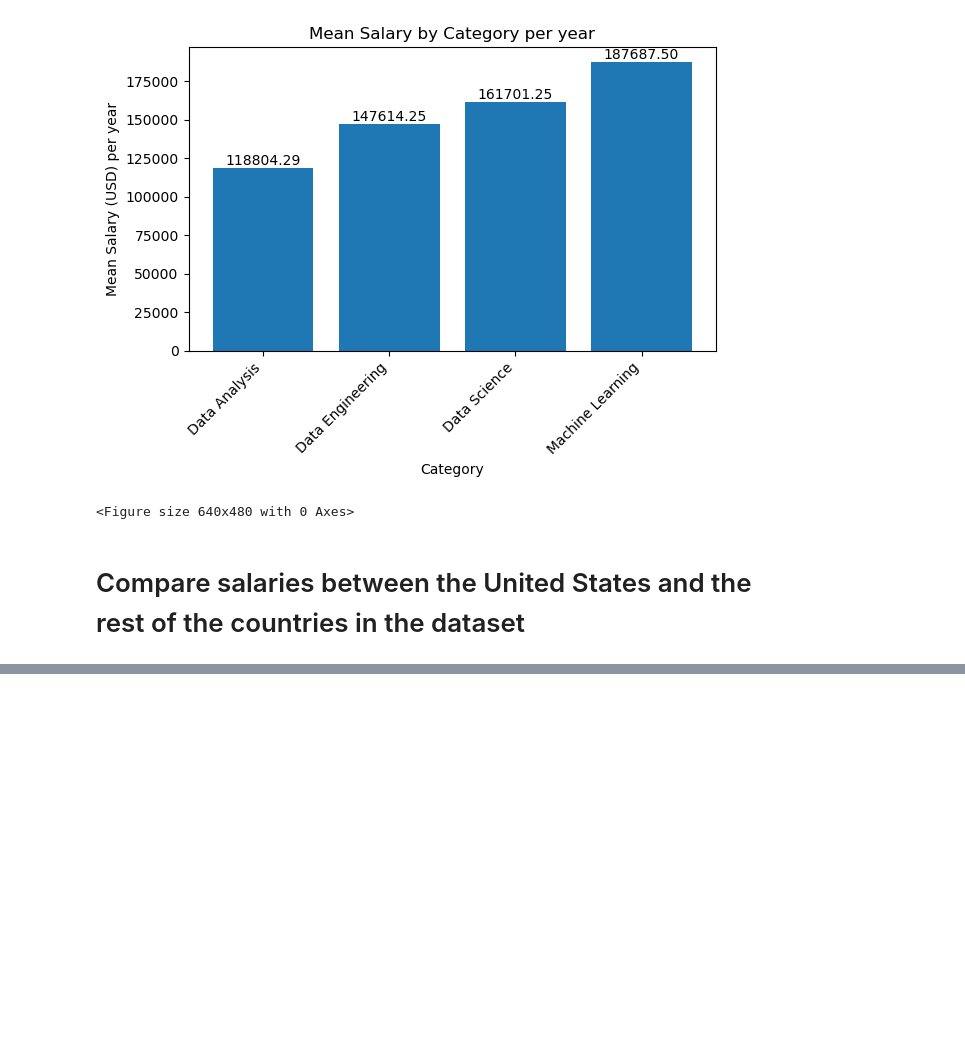
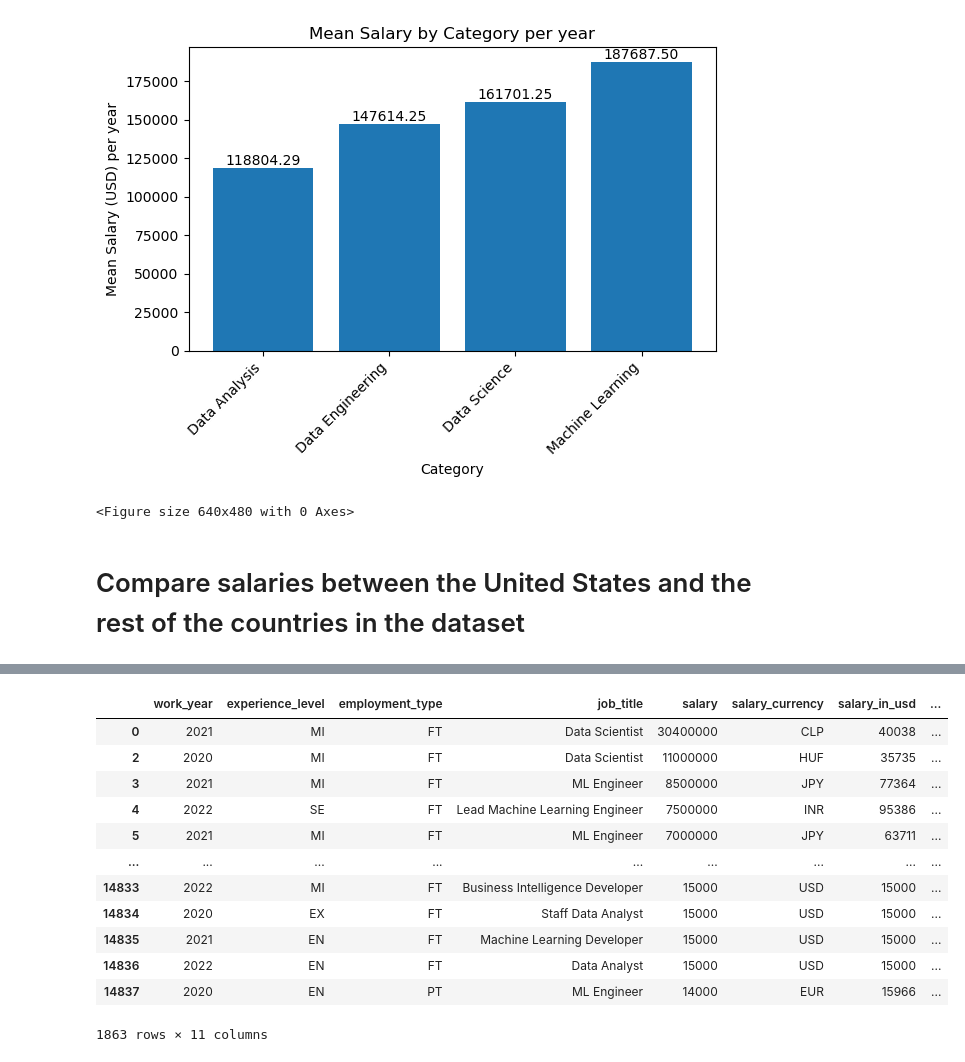
Before and after one commit to Starkilled1/Data-Salaries-2023-2024-analysis, a Jupyter notebook: Javier.ipynb, the cells around one changed output, grey strips where cells are left out. Saved outputs shown, nothing was run; the diff lists cells and outputs as text; code cells hidden in the pictures; blank space fills up the shorter version.

```diff
--- a/Javier.ipynb
+++ b/Javier.ipynb
@@ -185,0 +238,20 @@ country_count_df.to_csv('csv_output/country_count.csv', index=False)
+# %%
+us_salary_df = country_salaries_df[country_salaries_df['company_location'] == 'US']
+
+not_us_salary_df = country_salaries_df[country_salaries_df['company_location'] != 'US']
+
+not_us_salary_df
+# %% [output]
+|  | work_year | experience_level | employment_type | job_title | salary | salary_currency | salary_in_usd | ... |
+| 0 | 2021 | MI | FT | Data Scientist | 30400000 | CLP | 40038 | ... |
+| 2 | 2020 | MI | FT | Data Scientist | 11000000 | HUF | 35735 | ... |
+| 3 | 2021 | MI | FT | ML Engineer | 8500000 | JPY | 77364 | ... |
+| 4 | 2022 | SE | FT | Lead Machine Learning Engineer | 7500000 | INR | 95386 | ... |
+| 5 | 2021 | MI | FT | ML Engineer | 7000000 | JPY | 63711 | ... |
+| ... | ... | ... | ... | ... | ... | ... | ... | ... |
+| 14833 | 2022 | MI | FT | Business Intelligence Developer | 15000 | USD | 15000 | ... |
+| 14834 | 2020 | EX | FT | Staff Data Analyst | 15000 | USD | 15000 | ... |
+| 14835 | 2021 | EN | FT | Machine Learning Developer | 15000 | USD | 15000 | ... |
+| 14836 | 2022 | EN | FT | Data Analyst | 15000 | USD | 15000 | ... |
+| 14837 | 2020 | EN | PT | ML Engineer | 14000 | EUR | 15966 | ... |
+1863 rows × 11 columns
```
Also changed, not shown: parts of 5 cells of this notebook, 2 other files.
